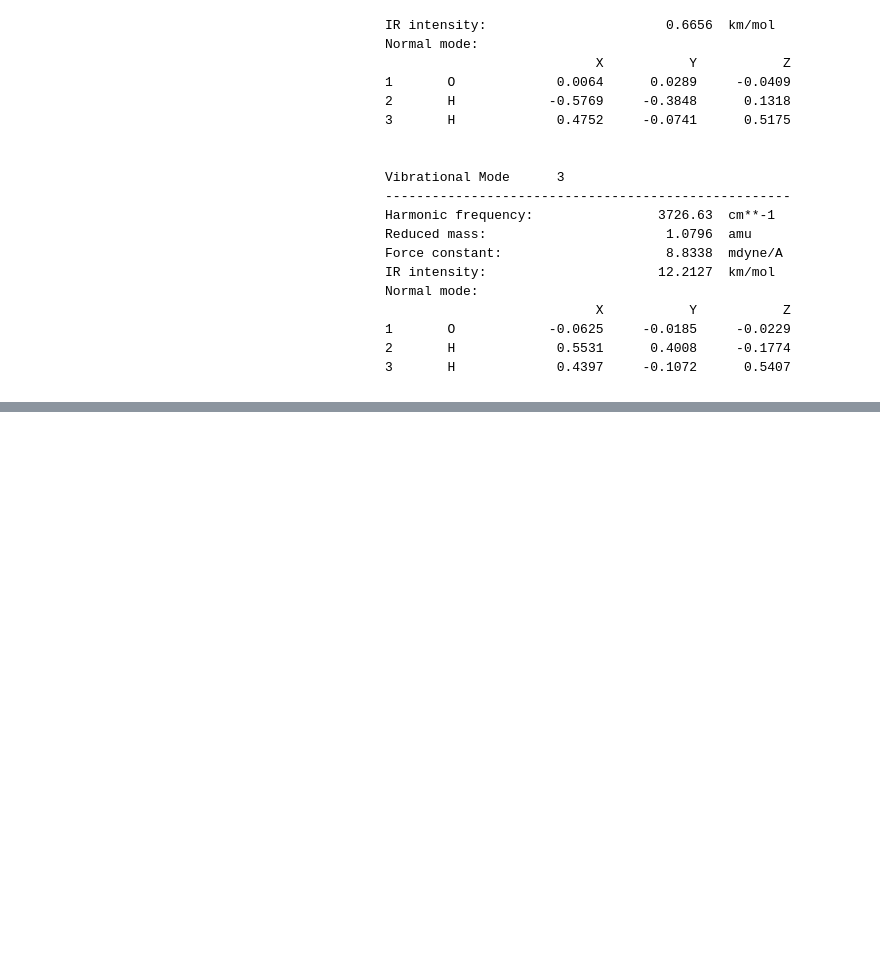
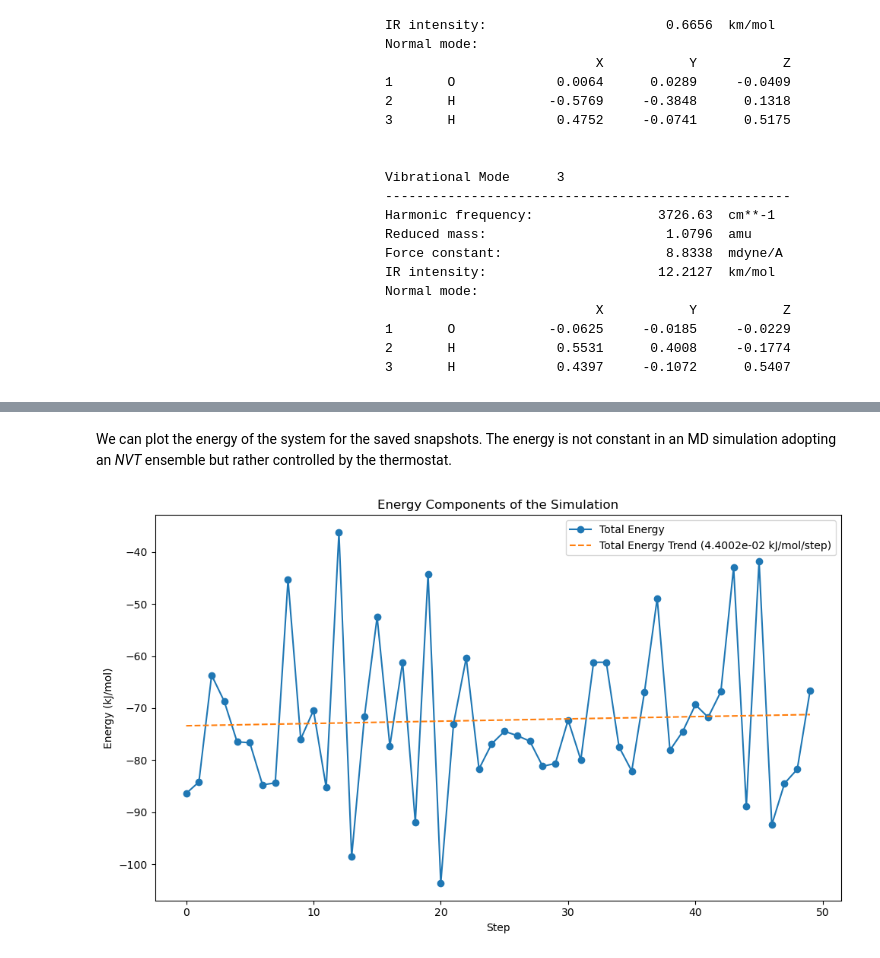
Before and after one commit to kthpanor/ck1310, a Jupyter notebook: docs/chem.ipynb, the cells around one changed output, grey strips where cells are left out. Cells and saved outputs as stored; diff of their text form; code cells hidden in the pictures; blank space fills up the shorter version.

```diff
--- a/docs/chem.ipynb
+++ b/docs/chem.ipynb
@@ -114,0 +141,13 @@ Roughly, the script below carries out five actions:
+# %%
+opm_dyn = vlx.OpenMMDynamics()
+
+opm_dyn.create_system_from_molecule(molecule, ff_gen)
+
+opm_dyn.run_md(
+    ensemble="NVT",
+    temperature=300,
+    pressure=1.0,
+    nsteps=100000,
+    timestep=1.0,
+    snapshots=50
+)
@@ -114,0 +178,6 @@ Roughly, the script below carries out five actions:
+# %% [markdown]
+We can plot the energy of the system for the saved snapshots. The energy is not constant in an MD simulation adopting an *NVT* ensemble but rather controlled by the thermostat.
+# %%
+opm_dyn.plot_energy()
+# %% [output]
+[figure, added]
```
Also changed, not shown: parts of 12 cells of this notebook, 5 other files.
